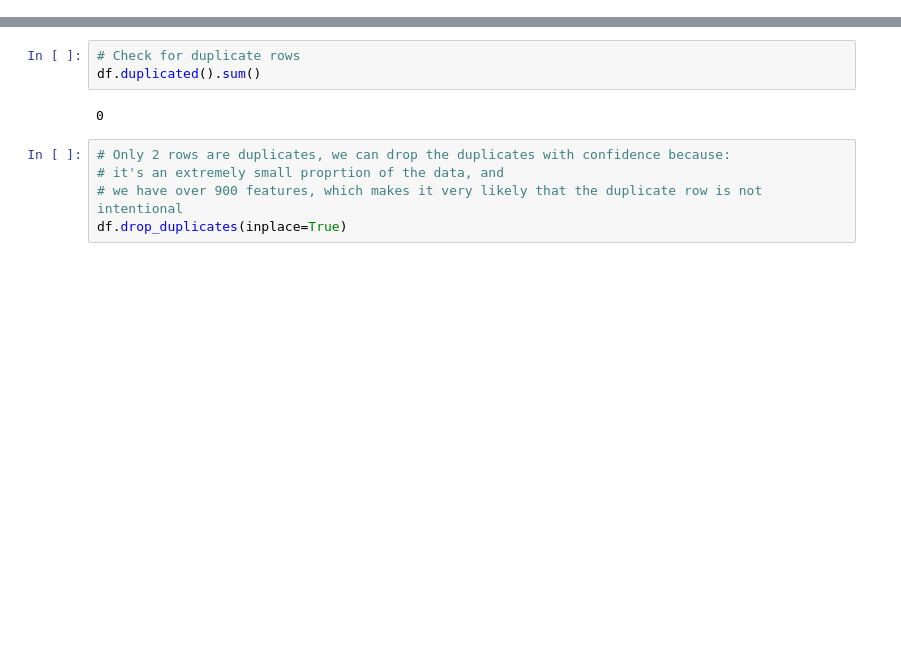
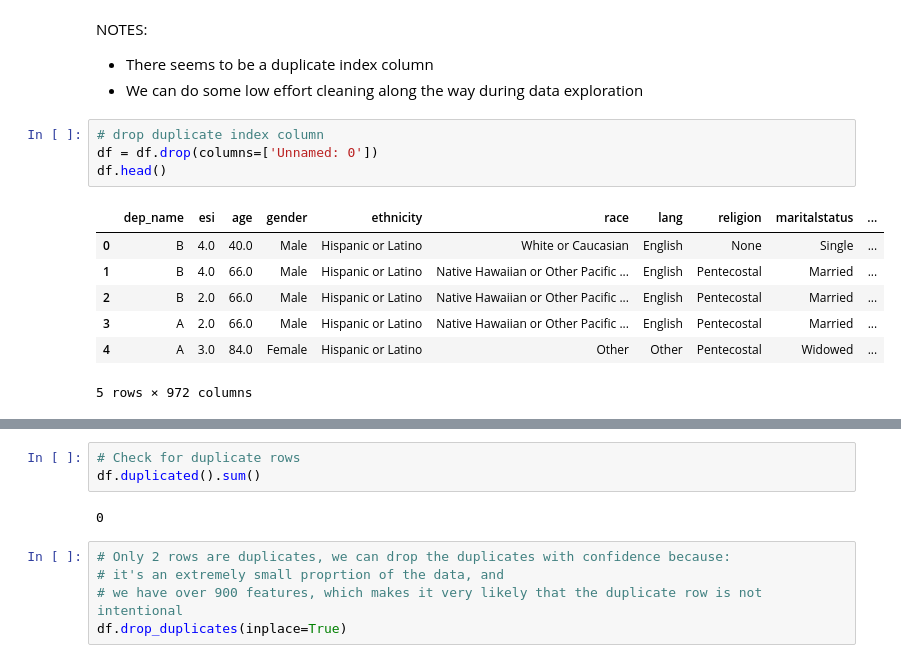
Before and after one commit to yashnagpaul/data-science-capstone, a Jupyter notebook: Yash_Nagpaul_Capstone.ipynb, the cells around one changed output, grey strips where cells are left out. Drawn from its saved outputs; the diff is of its cells as text; blank space fills up the shorter version.

```diff
--- a/Yash_Nagpaul_Capstone.ipynb
+++ b/Yash_Nagpaul_Capstone.ipynb
@@ -25,3 +40,19 @@ df
+# %% [markdown]
+NOTES:
+- There seems to be a duplicate index column
+- We can do some low effort cleaning along the way during data exploration
+# %%
+# drop duplicate index column
+df = df.drop(columns=['Unnamed: 0'])
+df.head()
+# %% [output]
+|  | dep_name | esi | age | gender | ethnicity | race | lang | religion | maritalstatus | ... |
+| 0 | B | 4.0 | 40.0 | Male | Hispanic or Latino | White or Caucasian | English | None | Single | ... |
+| 1 | B | 4.0 | 66.0 | Male | Hispanic or Latino | Native Hawaiian or Other Pacific ... | English | Pentecostal | Married | ... |
+| 2 | B | 2.0 | 66.0 | Male | Hispanic or Latino | Native Hawaiian or Other Pacific ... | English | Pentecostal | Married | ... |
+| 3 | A | 2.0 | 66.0 | Male | Hispanic or Latino | Native Hawaiian or Other Pacific ... | English | Pentecostal | Married | ... |
+| 4 | A | 3.0 | 84.0 | Female | Hispanic or Latino | Other | Other | Pentecostal | Widowed | ... |
+5 rows × 972 columns
 # %%
 # work with a 10% sample
 df = df.groupby('disposition').sample(frac=0.1, random_state=1011)
```
Also changed, not shown: parts of 26 cells of this notebook.
